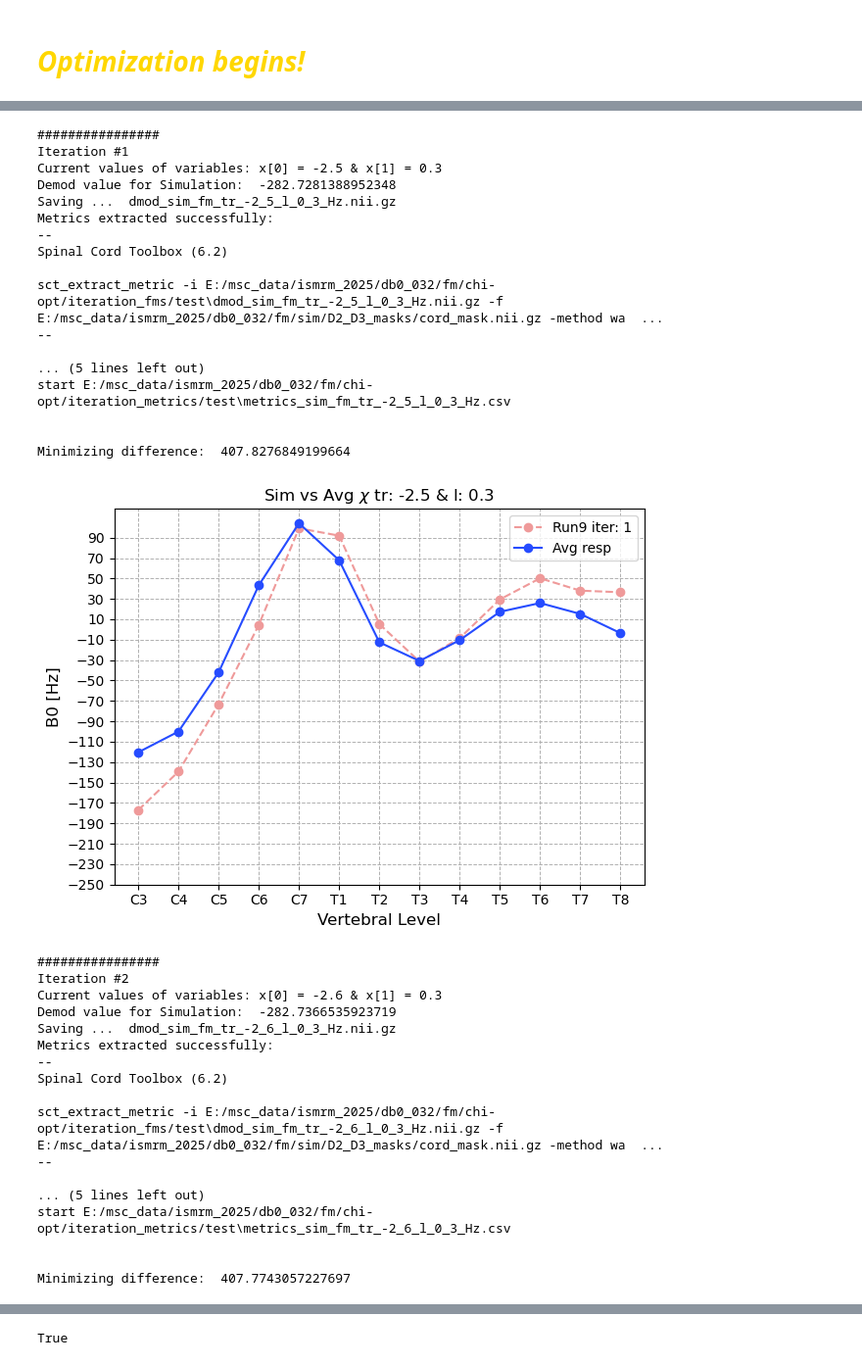
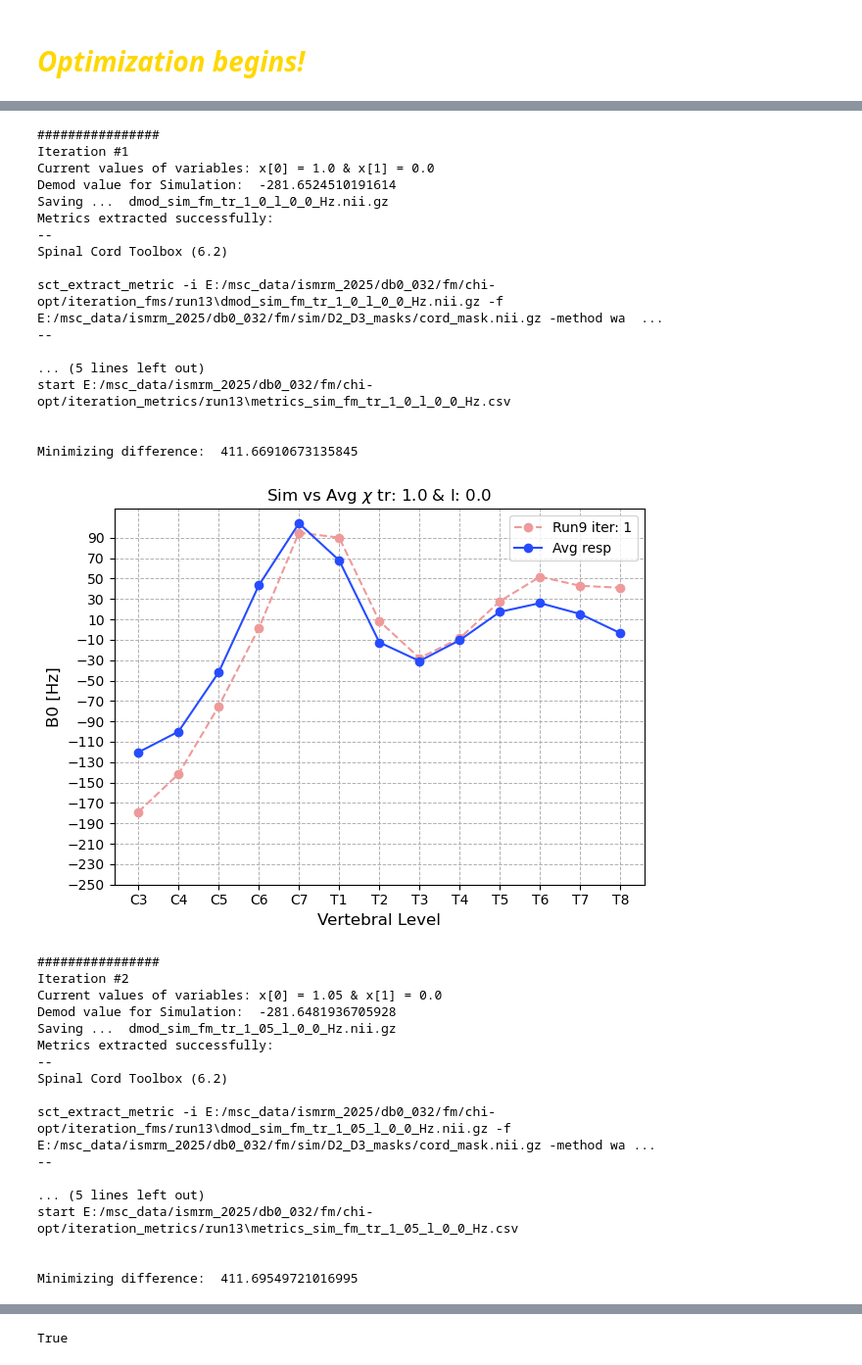
Before and after one commit to evaalonsoortiz/sus-optimization, a Jupyter notebook: chi_opt_pro.ipynb, the cells around one changed output, grey strips where cells are left out. Shown at 98% size. Drawn from its saved outputs; the diff is of its cells as text; code cells hidden in the pictures.

```diff
--- a/chi_opt_pro.ipynb
+++ b/chi_opt_pro.ipynb
@@ -105,8 +108,8 @@ from utils.extract_metric import extract_metrics
 # %%
 # First lets define the paths for simulation files
 # Change run # to avoid mix of outputs per different optimization approach
-path_to_iter_dmod_fms =  "E:/msc_data/ismrm_2025/db0_032/fm/chi-opt/iteration_fms/test"
-path_to_iter_metrics =  "E:/msc_data/ismrm_2025/db0_032/fm/chi-opt/iteration_metrics/test"
+path_to_iter_dmod_fms =  "E:/msc_data/ismrm_2025/db0_032/fm/chi-opt/iteration_fms/run16"
+path_to_iter_metrics =  "E:/msc_data/ismrm_2025/db0_032/fm/chi-opt/iteration_metrics/run16"
 counter = 0
 
 ########
@@ -369,6 +372,16 @@ def f_max_avg_resp_plot(x):
     chi2_name = str(str(float(f"{chi2:.3f}"))).replace(".","_")
     #chi3_name = str(str(float(f"{chi3:.3f}"))).replace(".","_")
 
+    # Just in case you want to check the chimaps created: ###################################
+    chi_map_name = f"chimap_tr_{chi1_name}_l_{chi2_name}_Hz.nii.gz"
+    # Load where you want to save them, and dont forget to use the same run number :)
+    # And don't forget to actually create the run# folder
+    path_to_iterchimaps = "E:/msc_data/ismrm_2025/db0_032/fm/chi-opt/chimaps_extra/run13"
+    chimap_img = nib.Nifti1Image(sim_chi_data, affine = sim_chi_img.affine)
+    chimap_save_dir = os.path.join(path_to_iterchimaps, chi_map_name)
+    nib.save(chimap_img, chimap_save_dir)
+    ##########################################################################################
+
     dmod_fm_name = f"dmod_sim_fm_tr_{chi1_name}_l_{chi2_name}_Hz.nii.gz" # First lets try 2, then 3 different for body with IMC prior
     #dmod_fm_name = f"dmod_sim_fm_tr_{chi1_name}_l_{chi2_name}_bd_{chi3_name}_Hz.nii.gz"
     path_to_dmod_fm = os.path.join(path_to_iter_dmod_fms, dmod_fm_name)
@@ -432,58 +682,58 @@ counter = 0
 # %%
 # Set initial values, boundaries and run optimization
-initial_values = [-2.5, 0.3] # Body should begin
+initial_values = [-1, 0] # Body should begin
 # First bound is trachea
 # Second bound is Lung
-bounds = [(-2.6, -2), (-6, 0.3)]
+bounds = [(-1.5, 1), (-9, 0)]
 
 if counter != 0 :
         # This means that you forgot to change the folder run number, to avoid mixing tests, please run that cell
         # Changing the number after run!
     print("Please change run # to avoid mixing result folders :)")
 else:
     if not os.path.exists(path_to_iter_dmod_fms) or not os.path.exists(path_to_iter_metrics):
         print("Creating run folders")
         os.makedirs(path_to_iter_dmod_fms)
         os.makedirs(path_to_iter_metrics)
         print("Folders created: ", path_to_iter_dmod_fms)
 
     result = optimize.minimize(f_max_avg_resp_plot, initial_values, bounds = bounds, method = 'Nelder-Mead')
 
     # Output the result
     print("Optimization result:", result)
 # %% [output]
 ################
 Iteration #1
-Current values of variables: x[0] = -2.5 & x[1] = 0.3
-Demod value for Simulation:  -282.7281388952348
-Saving ...  dmod_sim_fm_tr_-2_5_l_0_3_Hz.nii.gz
+Current values of variables: x[0] = 1.0 & x[1] = 0.0
+Demod value for Simulation:  -281.6524510191614
+Saving ...  dmod_sim_fm_tr_1_0_l_0_0_Hz.nii.gz
 Metrics extracted successfully:
 --
 Spinal Cord Toolbox (6.2)
 
-sct_extract_metric -i E:/msc_data/ismrm_2025/db0_032/fm/chi-opt/iteration_fms/test\dmod_sim_fm_tr_-2_5_l_0_3_Hz.nii.gz -f E:/msc_data/ismrm_2025/db0_032/fm/sim/D2_D3_masks/cord_mask.nii.gz -method wa  ...
+sct_extract_metric -i E:/msc_data/ismrm_2025/db0_032/fm/chi-opt/iteration_fms/run13\dmod_sim_fm_tr_1_0_l_0_0_Hz.nii.gz -f E:/msc_data/ismrm_2025/db0_032/fm/sim/D2_D3_masks/cord_mask.nii.gz -method wa  ...
 --
 
 ... (5 lines left out)
-start E:/msc_data/ismrm_2025/db0_032/fm/chi-opt/iteration_metrics/test\metrics_sim_fm_tr_-2_5_l_0_3_Hz.csv
+start E:/msc_data/ismrm_2025/db0_032/fm/chi-opt/iteration_metrics/run13\metrics_sim_fm_tr_1_0_l_0_0_Hz.csv
 
 
-Minimizing difference:  407.8276849199664
+Minimizing difference:  411.66910673135845
-[figure, old version]
+[figure, new version]
 ################
 Iteration #2
-Current values of variables: x[0] = -2.6 & x[1] = 0.3
-Demod value for Simulation:  -282.7366535923719
-Saving ...  dmod_sim_fm_tr_-2_6_l_0_3_Hz.nii.gz
+Current values of variables: x[0] = 1.05 & x[1] = 0.0
+Demod value for Simulation:  -281.6481936705928
+Saving ...  dmod_sim_fm_tr_1_05_l_0_0_Hz.nii.gz
 Metrics extracted successfully:
 --
 Spinal Cord Toolbox (6.2)
 
-sct_extract_metric -i E:/msc_data/ismrm_2025/db0_032/fm/chi-opt/iteration_fms/test\dmod_sim_fm_tr_-2_6_l_0_3_Hz.nii.gz -f E:/msc_data/ismrm_2025/db0_032/fm/sim/D2_D3_masks/cord_mask.nii.gz -method wa  ...
+sct_extract_metric -i E:/msc_data/ismrm_2025/db0_032/fm/chi-opt/iteration_fms/run13\dmod_sim_fm_tr_1_05_l_0_0_Hz.nii.gz -f E:/msc_data/ismrm_2025/db0_032/fm/sim/D2_D3_masks/cord_mask.nii.gz -method wa ...
 --
 
 ... (5 lines left out)
-start E:/msc_data/ismrm_2025/db0_032/fm/chi-opt/iteration_metrics/test\metrics_sim_fm_tr_-2_6_l_0_3_Hz.csv
+start E:/msc_data/ismrm_2025/db0_032/fm/chi-opt/iteration_metrics/run13\metrics_sim_fm_tr_1_05_l_0_0_Hz.csv
 
 
-Minimizing difference:  407.7743057227697
+Minimizing difference:  411.69549721016995
```
Also changed, not shown: parts of 13 cells of this notebook, 2 other files.
